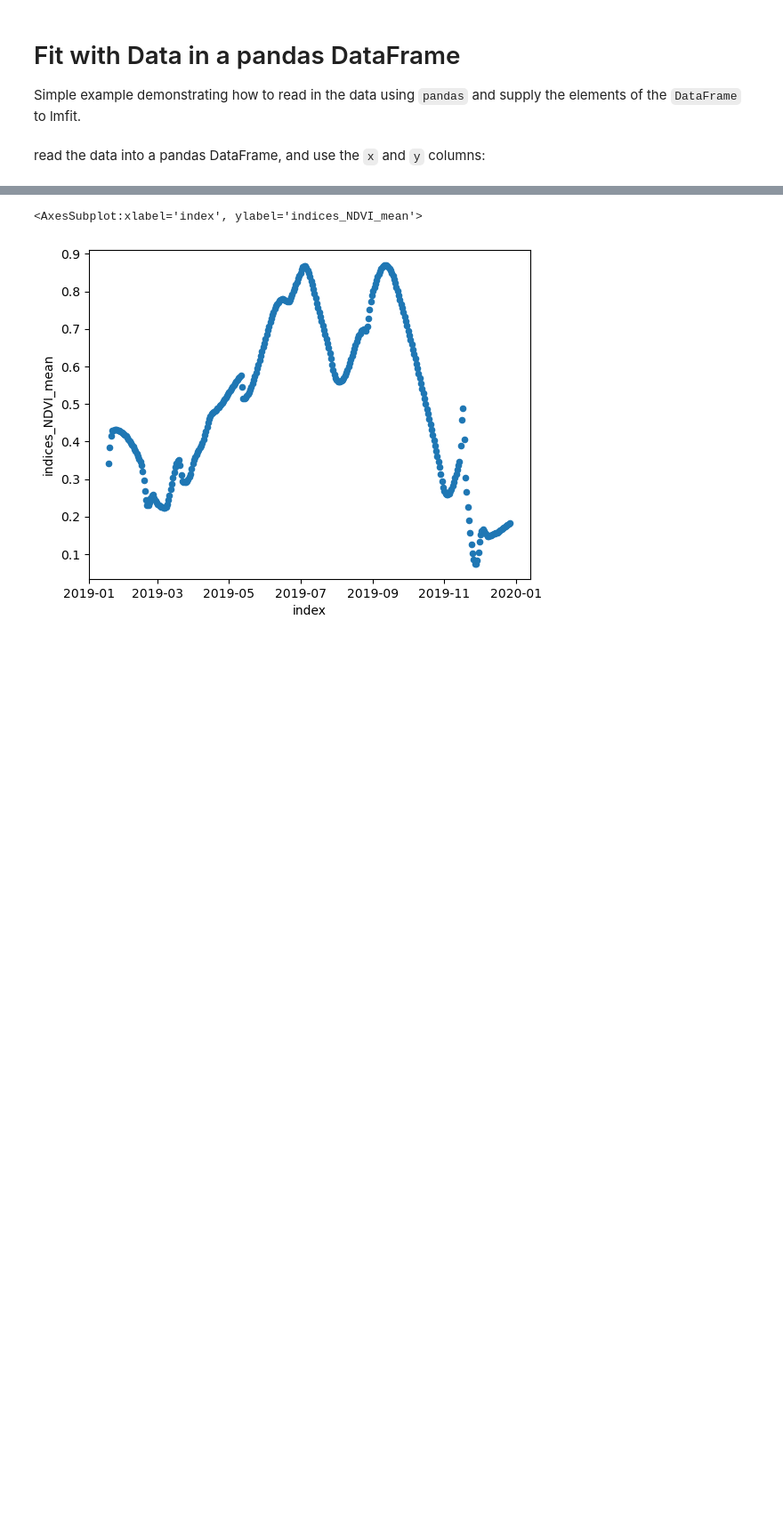
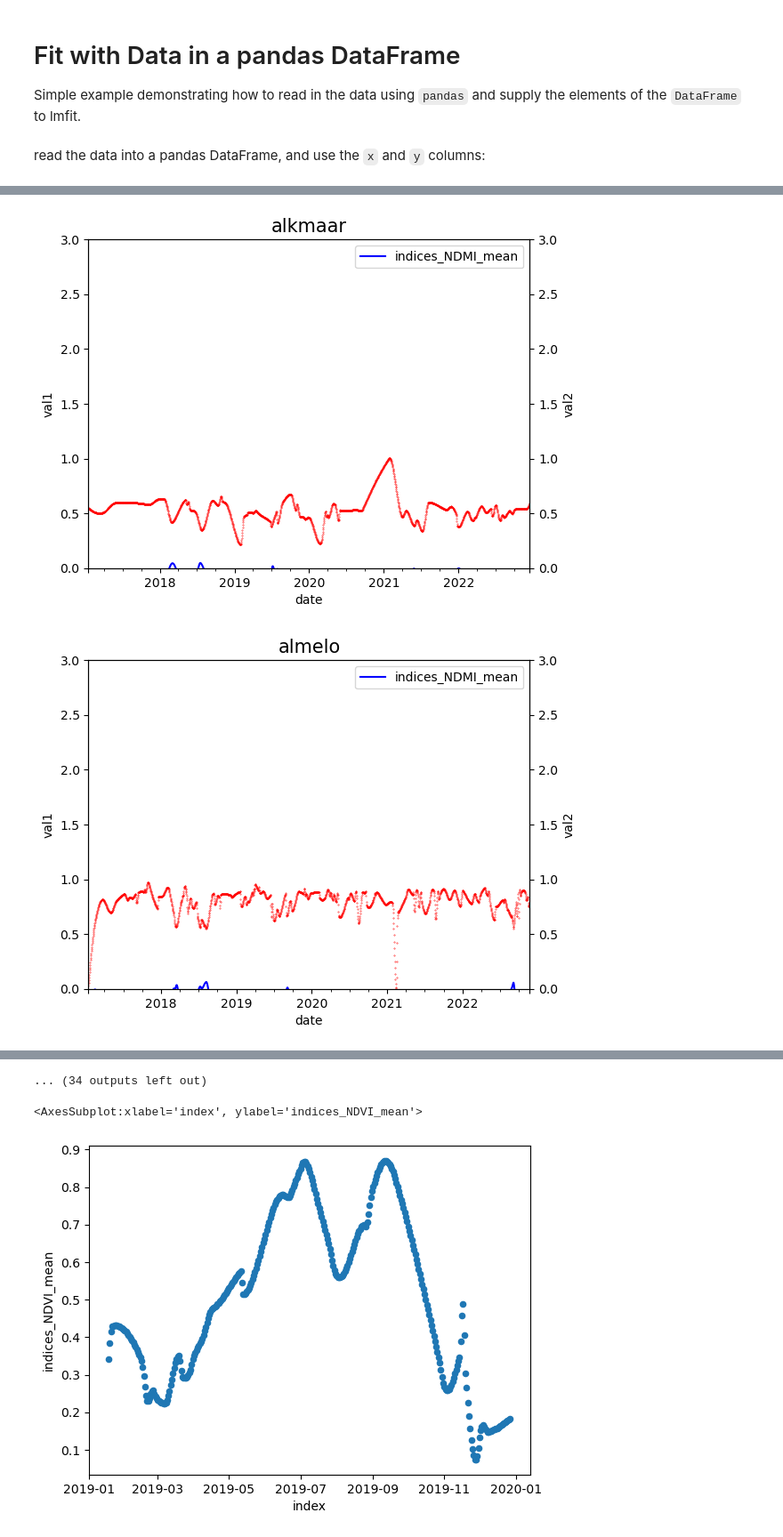
Before and after one commit to TH3RMOMETER/Crop_yield_prediction, a Jupyter notebook: interpolate.ipynb, the cells around one changed output, grey strips where cells are left out. Shown at 89% size. Cells and saved outputs as stored; diff of their text form; code cells hidden in the pictures; blank space fills up the shorter version.

Commit message:
total df, combined sentinel and weather data

```diff
--- a/interpolate.ipynb
+++ b/interpolate.ipynb
@@ -42,4 +23,37 @@ dframe
 # %%
 dframe = dframe.set_index('interval_from')
 # %%
-dframe = dframe.drop(['Unnamed: 0', 'interval_to'], axis=1)
+dframe = dframe.drop(['Unnamed: 0'], axis=1)
+# %%
+dframe = dframe[dframe.index > dt]
+# %%
+grouped_df = dframe.groupby('name')
+# %%
+main_df = pd.DataFrame()
+dates = pd.Series(pd.date_range(str(2017) + "-01-01", str(2022) + "-12-31", freq="D"), name='date')
+days = dates.diff().astype("timedelta64[D]").fillna(1).cumsum()
+df = pd.DataFrame({"year": dates.dt.year, "days": days})
+df = df.set_index(dates)
+
+for name, group in grouped_df:
+    new_df = df.join(group).interpolate(method='akima', limit_direction='both')
+    new_df = new_df.assign(name=name).drop(['year', 'days'], axis=1)
+    main_df = pd.concat([main_df, new_df])
+main_df = main_df.dropna()
+main_df.to_csv('interpolated_df.csv')
+# %%
+groupe_df = main_df.groupby('name')
+
+for name, group in groupe_df:
+  df = group.reset_index()
+  fig = plt.figure()
+  ax1 = fig.add_subplot(111)
+  df.plot.scatter(ax=ax1, ylim=[0,3], color='red',x="date",y="indices_NDVI_mean", s=0.1)
+  ax1.set_ylabel('val1')
+  ax2 = ax1.twinx()
+  df.plot.line(ax=ax2, ylim=[0,3], color='blue',x="date",y="indices_NDMI_mean")
+  ax2.set_ylabel('val2')
+  plt.title(str(name), fontsize=15)
+# %% [output]
+[figure, added]
+[figure, added]
@@ -46,3 +70,4 @@ dframe = dframe.drop(['Unnamed: 0', 'interval_to'], axis=1)
+... (34 outputs left out)
 # %%
 year = 2019
 dates = pd.Series(pd.date_range(str(year) + "-01-01", str(year) + "-12-31", freq="D"))
```
Also changed, not shown: parts of 7 cells of this notebook, 9 other files.
